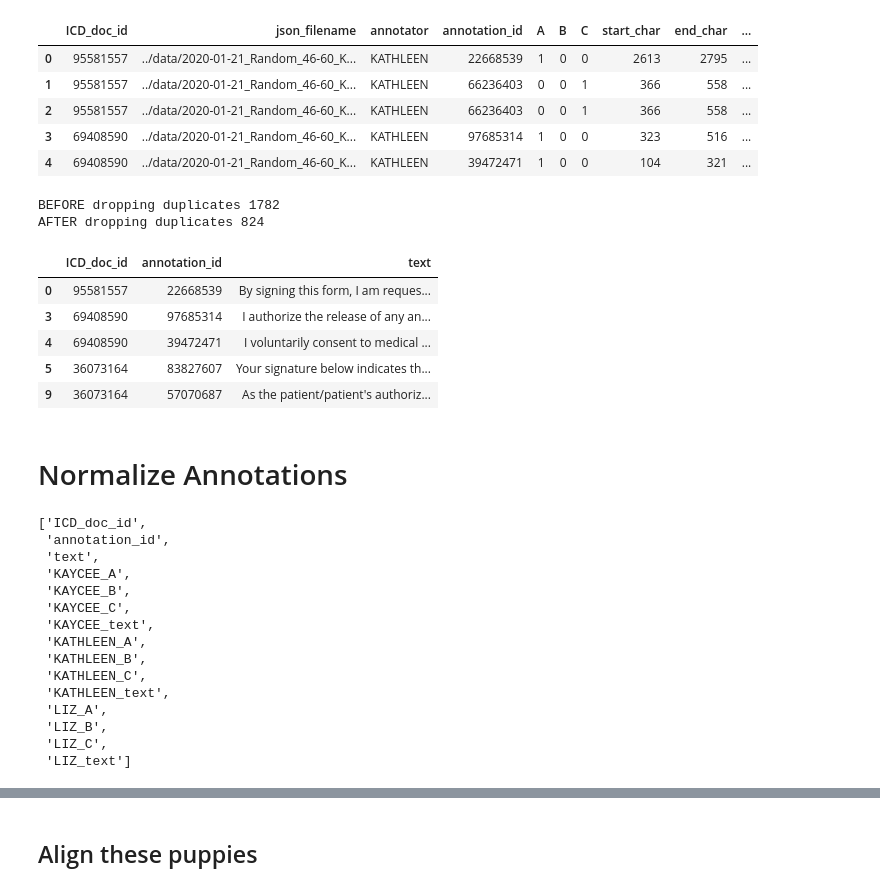
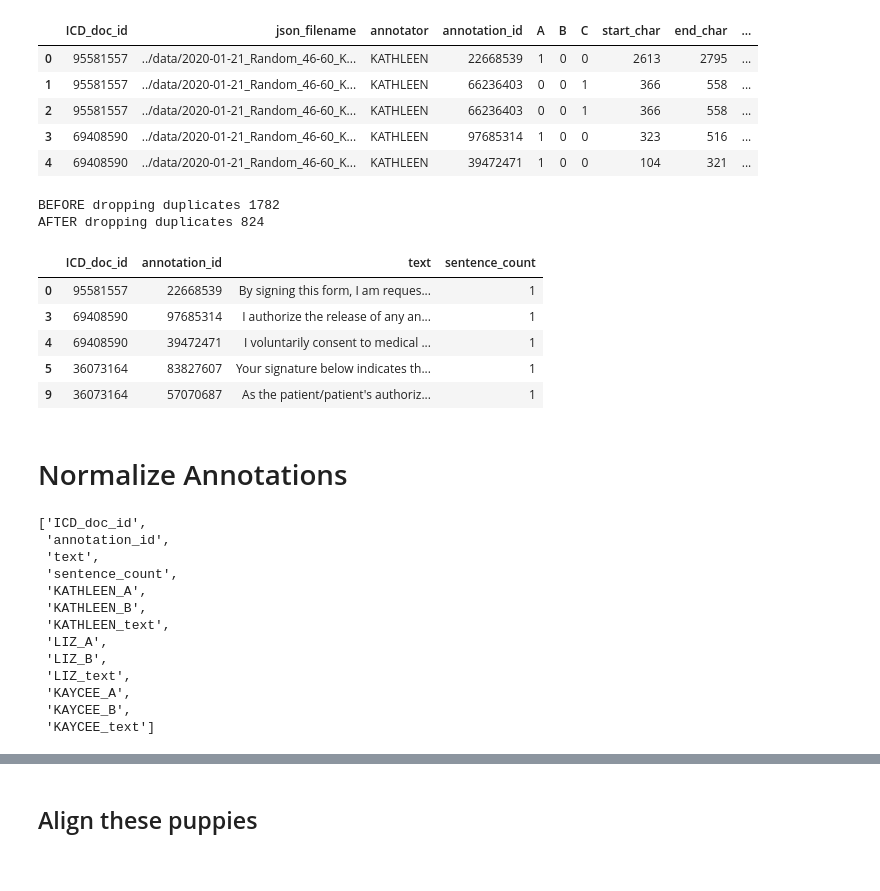
Before and after one commit to CooperStansbury/annotation_tools, a Jupyter notebook: notebooks/align_annotations.ipynb, the cells around one changed output, grey strips where cells are left out. Cells and saved outputs as stored; diff of their text form; code cells hidden in the pictures.

```diff
--- a/notebooks/align_annotations.ipynb
+++ b/notebooks/align_annotations.ipynb
@@ -156,36 +157,39 @@ df.head()
 # %%
 AB_only = df[((df.A == 1) | (df.B == 1))]
 
 AB_only = AB_only.drop(['json_filename',
                         'annotator',
                         'A',
                         'B',
                         'C',
                         'start_char',
-                        'end_char',
-                        'sentence_count'], axis=1)
+                        'end_char'], axis=1)
 
 print(f"BEFORE dropping duplicates {len(AB_only)}")
 AB_only = AB_only.drop_duplicates('text')
 print(f"AFTER dropping duplicates {len(AB_only)}")
 AB_only.head()
 
 
 # AB_only.to_csv("processed_annotations/ALL_UNIQUE_ANNOTATIONS.csv")
 # %% [output]
 BEFORE dropping duplicates 1782
 AFTER dropping duplicates 824
-|  | ICD_doc_id | annotation_id | text |
-| 0 | 95581557 | 22668539 | By signing this form, I am reques... |
-| 3 | 69408590 | 97685314 | I authorize the release of any an... |
-| 4 | 69408590 | 39472471 | I voluntarily consent to medical ... |
-| 5 | 36073164 | 83827607 | Your signature below indicates th... |
-| 9 | 36073164 | 57070687 | As the patient/patient's authoriz... |
+|  | ICD_doc_id | annotation_id | text | sentence_count |
+| 0 | 95581557 | 22668539 | By signing this form, I am reques... | 1 |
+| 3 | 69408590 | 97685314 | I authorize the release of any an... | 1 |
+| 4 | 69408590 | 39472471 | I voluntarily consent to medical ... | 1 |
+| 5 | 36073164 | 83827607 | Your signature below indicates th... | 1 |
+| 9 | 36073164 | 57070687 | As the patient/patient's authoriz... | 1 |
 # %% [markdown]
 # Normalize Annotations
 # %%
+"""
+Add rows for matching - prevents having to resolve things dynalically
+"""
+
 for ann in set(df['annotator']):
-    for label in ['A', 'B', 'C']:
+    for label in ['A', 'B']:
         AB_only[f"{ann}_{label}"] = 0
     AB_only[f"{ann}_text"] = ""
 
@@ -194,15 +198,13 @@ for ann in set(df['annotator']):
 ['ICD_doc_id',
  'annotation_id',
  'text',
- 'KAYCEE_A',
- 'KAYCEE_B',
- 'KAYCEE_C',
- 'KAYCEE_text',
+ 'sentence_count',
  'KATHLEEN_A',
  'KATHLEEN_B',
- 'KATHLEEN_C',
  'KATHLEEN_text',
  'LIZ_A',
  'LIZ_B',
- 'LIZ_C',
- 'LIZ_text']
+ 'LIZ_text',
+ 'KAYCEE_A',
+ 'KAYCEE_B',
+ 'KAYCEE_text']
```
Also changed, not shown: parts of 20 cells of this notebook, 1 other file.
